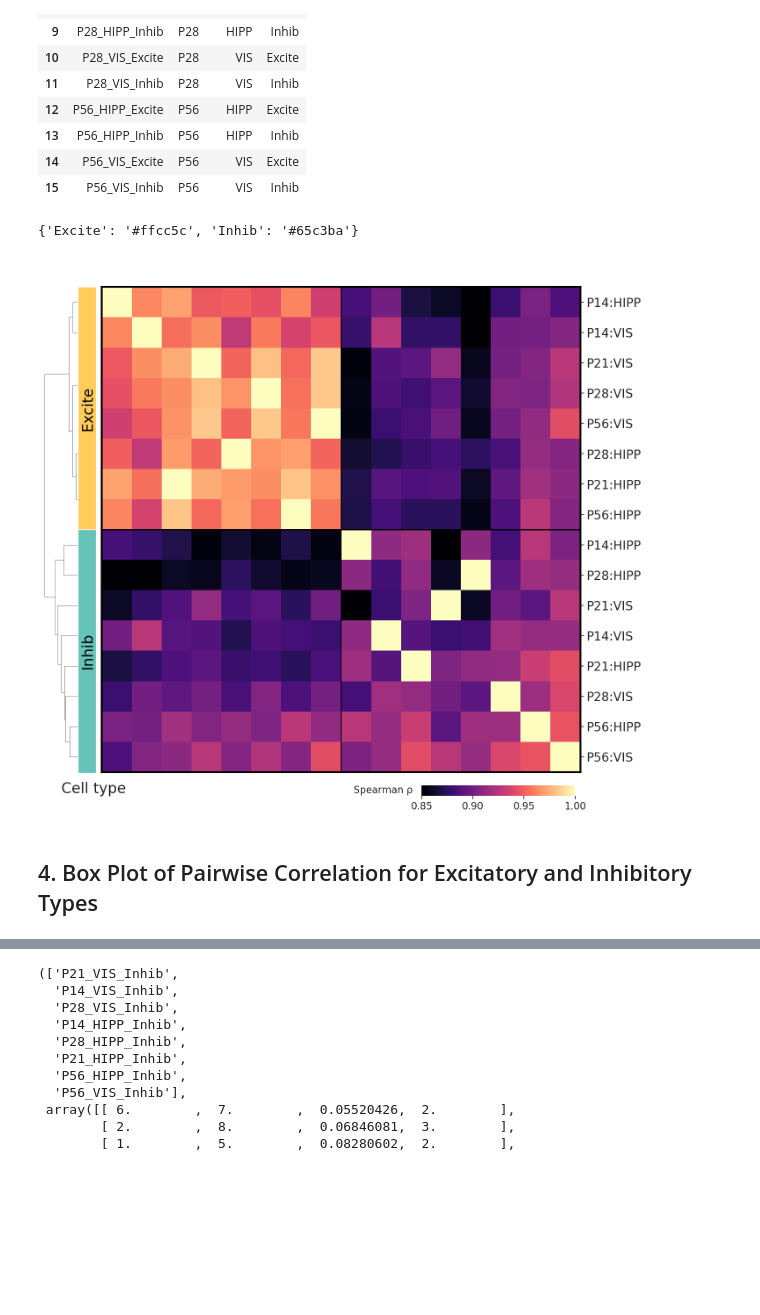
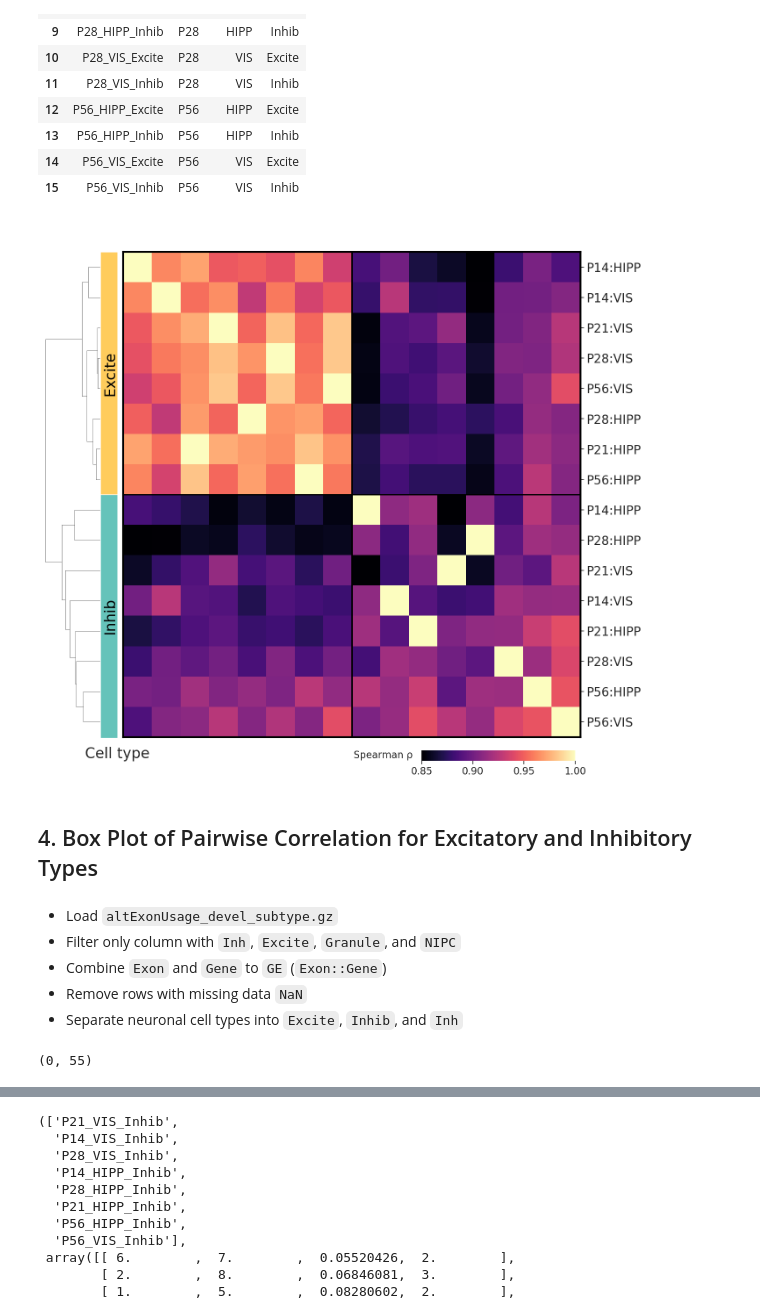
Before and after one commit to aimeenhile/fall25-csc-bioinf, a Jupyter notebook: final-project/src/exon_inclusion/analysis.ipynb, the cells around one changed output, grey strips where cells are left out. Saved outputs shown, nothing was run; the diff lists cells and outputs as text; code cells hidden in the pictures; blank space fills up the shorter version.

```diff
--- a/final-project/src/exon_inclusion/analysis.ipynb
+++ b/final-project/src/exon_inclusion/analysis.ipynb
@@ -44,6 +45,6 @@ from functions import (
 # %%
-type_neurons = load_type_neurons("../../data/altExonUsage_devel_type.gz")
-type_neurons.head(20)
+type_neurons = load_type_data("../../data/altExonUsage_devel_type.gz")
+type_neurons.head(10)
 # %% [output]
 |  | P14_Hippocampus_ExciteNeuron | P14_Hippocampus_InhibNeuron | P14_VisCortex_ExciteNeuron | P14_VisCortex_InhibNeuron | ... |
 | GE |  |  |  |  | ... |
@@ -71,5 +66,6 @@ type_neurons.head(20)
 # %%
 CN = compute_spearman_corr(type_neurons)
+CN = preprocess_type(CN)
 CN
 # %% [output]
 |  | P14_HIPP_Excite | P14_HIPP_Inhib | P14_VIS_Excite | P14_VIS_Inhib | P21_HIPP_Excite | P21_HIPP_Inhib | ... |
@@ -134,16 +130,10 @@ regions_colour = ["#ddbbc6", "#fdc681"]
 regions_palette = dict(zip(regions, regions_colour))
 
 # Cell types
-cts = ["Excite", "Inhib"]
-cts_colour = ["#ffcc5c", "#65c3ba"]
+cts = ["Excite", "Inhib", "Inh_wCR"]
+cts_colour = ["#ffcc5c", "#65c3ba", "#82d188"]
 cts_palette = dict(zip(cts, cts_colour))
-# %% [output]
-{'Excite': '#ffcc5c', 'Inhib': '#65c3ba'}
 # %%
-import numpy as np
-import pandas as pd
-import seaborn as sns
-import matplotlib.pyplot as plt
 from scipy.spatial.distance import squareform
 import scipy.cluster.hierarchy as sch
 from matplotlib.patches import Rectangle
@@ -193,7 +183,7 @@ g = sns.clustermap(
     cmap="magma",
     vmin=0.85,
     vmax=1.0,
-    dendrogram_ratio=(0.08, 0.05),
+    dendrogram_ratio=(0.12, 0.05),
     cbar_kws= {"orientation": "horizontal", "ticks" : [0.85, 0.9, 0.95, 1.0]},
     cbar_pos=(0.63, -0.03, 0.25, 0.02),
     xticklabels=False,
@@ -259,35 +249,46 @@ ax.add_patch(Rectangle(
     facecolor=cts_palette["Inhib"],
     clip_on=False
 ))
 
 g.ax_heatmap.set_ylabel(None)
 g.ax_heatmap.text(
     -1.35, 16.8,
     "Cell type",
     va="bottom",
     ha="left",
     fontsize=24,
 )
 
 # Add colour bar
 cbar = g.cax
 cbar.set_ylabel(None)
 cbar.text(
-    -0.25, 0.03,               # position (x,y) inside colorbar axis
-    "Spearman ρ",             # label text
+    -0.25, 0.03,
+    "Spearman ρ",
     va="bottom",
     ha="center",
     fontsize=16,
     transform=cbar.transAxes,
 )
 
 # Increase tick label font size
 for tick in cbar.get_xticklabels():
     tick.set_fontsize(16)
 
 plt.savefig("../plots/heatmap.png", dpi=300, bbox_inches="tight")
 plt.show()
 # %% [output]
-[figure, old version]
+[figure, new version]
 # %% [markdown]
 ## 4. Box Plot of Pairwise Correlation for Excitatory and Inhibitory Types
+# %% [markdown]
+- Load `altExonUsage_devel_subtype.gz`
+- Filter only column with `Inh`, `Excite`, `Granule`, and `NIPC`
+- Combine `Exon` and `Gene` to `GE` (`Exon::Gene`)
+- Remove rows with missing data `NaN`
+- Separate neuronal cell types into `Excite`, `Inhib`, and `Inh`
+# %%
+subtype_alt = load_subtype_data("../../data/altExonUsage_devel_subtype.gz")
+subtype_alt.shape
+# %% [output]
+(0, 55)
```
Also changed, not shown: parts of 9 cells of this notebook, 3 other files.
